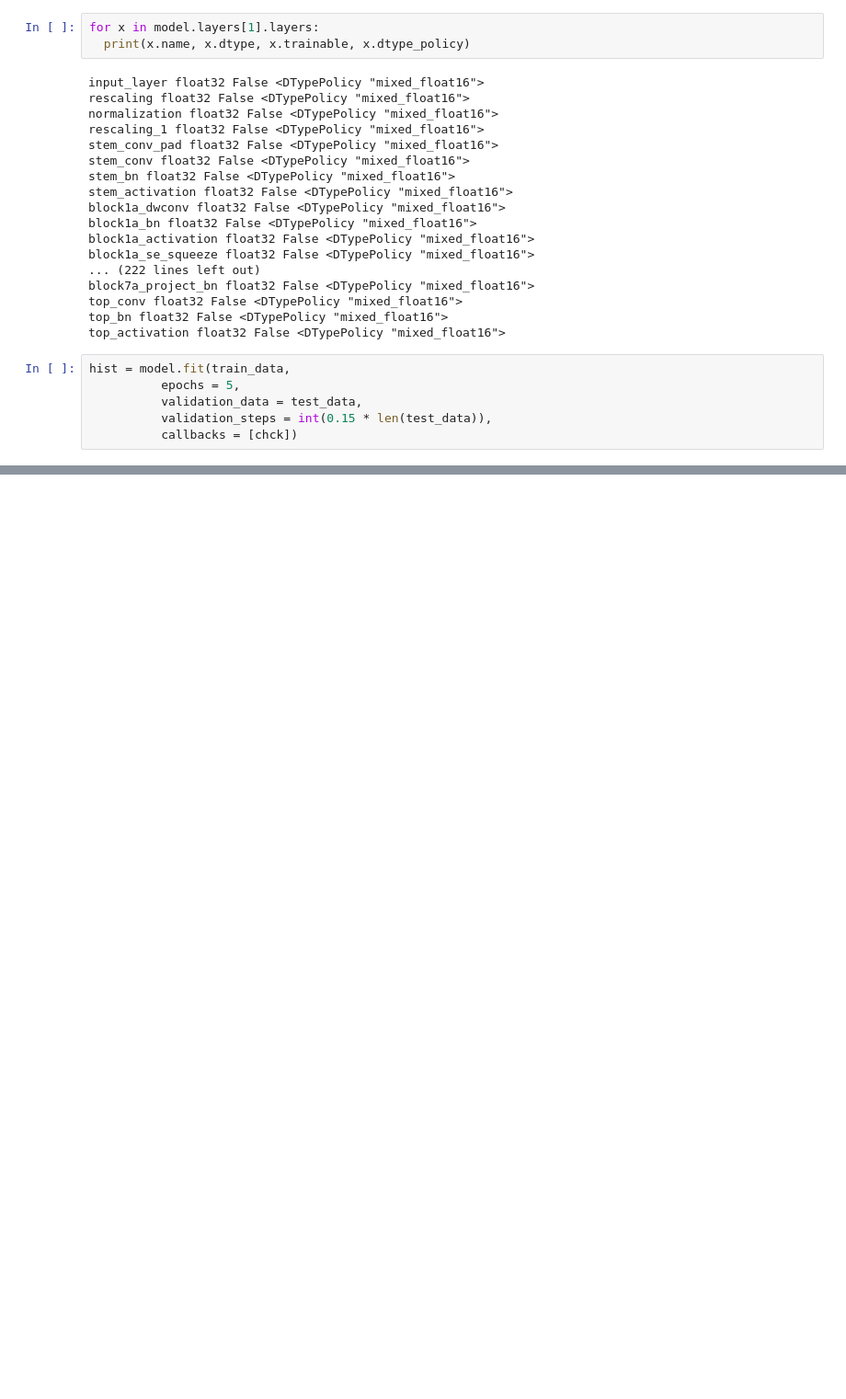
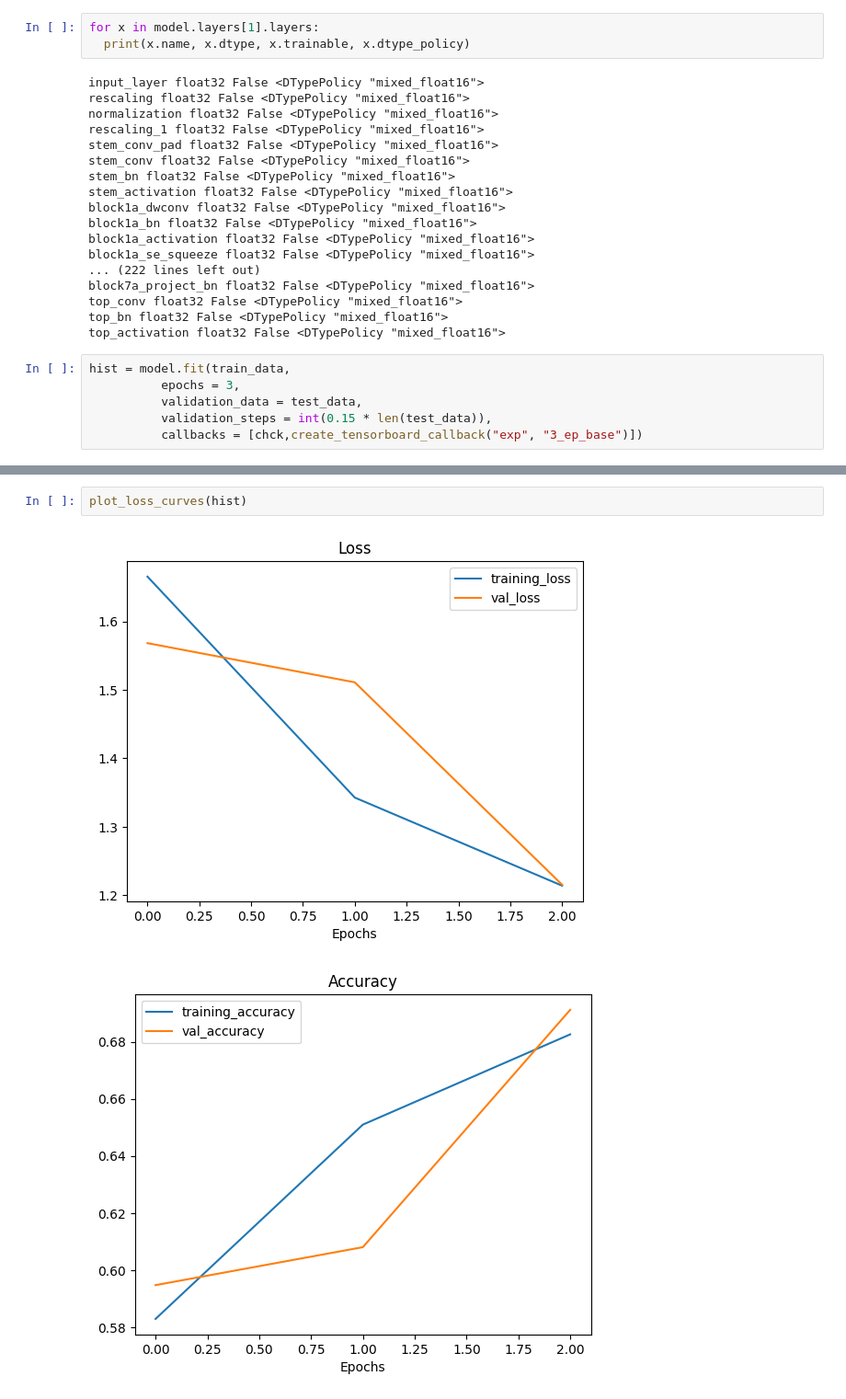
Before and after one commit to voshna123/tensorflow_practice, a Jupyter notebook: foodrecog_big_tf.ipynb, the cells around one changed output, grey strips where cells are left out. Shown: that part at 92% size. Drawn from its saved outputs; the diff is of its cells as text; blank space fills up the shorter version.

```diff
--- a/foodrecog_big_tf.ipynb
+++ b/foodrecog_big_tf.ipynb
@@ -240,8 +238,8 @@ top_bn float32 False <DTypePolicy "mixed_float16">
 top_activation float32 False <DTypePolicy "mixed_float16">
 # %%
 hist = model.fit(train_data,
-          epochs = 5,
+          epochs = 3,
           validation_data = test_data,
           validation_steps = int(0.15 * len(test_data)),
-          callbacks = [chck])
+          callbacks = [chck,create_tensorboard_callback("exp", "3_ep_base")])
 # %% [output]
@@ -259,0 +258,5 @@ model.evaluate(test_data)
+# %%
+plot_loss_curves(hist)
+# %% [output]
+[figure, added]
+[figure, added]
```
Also changed, not shown: parts of 30 cells of this notebook.
